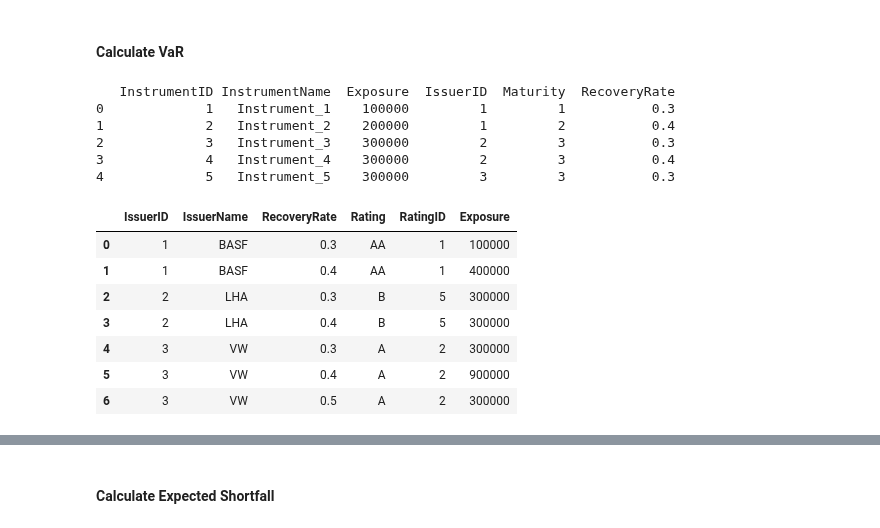
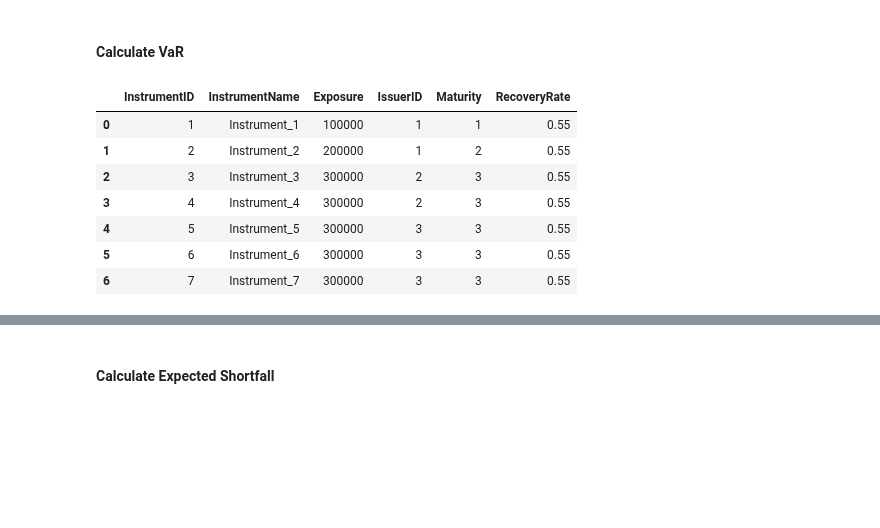
Before and after one commit to RIVACON/RiVaPy, a Jupyter notebook: notebooks/credit/credit_metrics.ipynb, the cells around one changed output, grey strips where cells are left out. Saved outputs shown, nothing was run; the diff lists cells and outputs as text; code cells hidden in the pictures; blank space fills up the shorter version.

Commit message:
Creditmetrics testdata, revised notebook and creditmetrics class

```diff
--- a/notebooks/credit/credit_metrics.ipynb
+++ b/notebooks/credit/credit_metrics.ipynb
@@ -125,26 +120,18 @@ mergedData = marketDataDAX[['Date', 'Dax']].merge(marketDataBASF[['Date', 'BASF'
 # %% [markdown]
 #### Initialize Class
 # %%
-credit_metrics_object = rivapy.credit.creditMetricsModel(Nsim, TransMat, positions, issuer_list, mergedData, r, t, confidenceLevel, seed)
+credit_metrics_object = rivapy.credit.creditMetricsModel(n_simulation=Nsim, transition_matrix=TransMat, position_data=positions, issuer_data=issuer_list,
+                                                         stock_data= mergedData, r= r, t=t, confidencelevel= confidenceLevel, seed=seed)
 # %% [markdown]
 #### Calculate VaR
-# %%
-print(credit_metrics_object.position_data.head())
-# %% [output]
-   InstrumentID InstrumentName  Exposure  IssuerID  Maturity  RecoveryRate
-0             1   Instrument_1    100000         1         1           0.3
-1             2   Instrument_2    200000         1         2           0.4
-2             3   Instrument_3    300000         2         3           0.3
-3             4   Instrument_4    300000         2         3           0.4
-4             5   Instrument_5    300000         3         3           0.3
 # %%
-credit_metrics_object.get_issuer_groups()
+credit_metrics_object.position_data
 # %% [output]
-|  | IssuerID | IssuerName | RecoveryRate | Rating | RatingID | Exposure |
-| 0 | 1 | BASF | 0.3 | AA | 1 | 100000 |
-| 1 | 1 | BASF | 0.4 | AA | 1 | 400000 |
-| 2 | 2 | LHA | 0.3 | B | 5 | 300000 |
-| 3 | 2 | LHA | 0.4 | B | 5 | 300000 |
-| 4 | 3 | VW | 0.3 | A | 2 | 300000 |
-| 5 | 3 | VW | 0.4 | A | 2 | 900000 |
-| 6 | 3 | VW | 0.5 | A | 2 | 300000 |
+|  | InstrumentID | InstrumentName | Exposure | IssuerID | Maturity | RecoveryRate |
+| 0 | 1 | Instrument_1 | 100000 | 1 | 1 | 0.55 |
+| 1 | 2 | Instrument_2 | 200000 | 1 | 2 | 0.55 |
+| 2 | 3 | Instrument_3 | 300000 | 2 | 3 | 0.55 |
+| 3 | 4 | Instrument_4 | 300000 | 2 | 3 | 0.55 |
+| 4 | 5 | Instrument_5 | 300000 | 3 | 3 | 0.55 |
+| 5 | 6 | Instrument_6 | 300000 | 3 | 3 | 0.55 |
+| 6 | 7 | Instrument_7 | 300000 | 3 | 3 | 0.55 |
```
Also changed, not shown: parts of 33 cells of this notebook, 4 other files.
